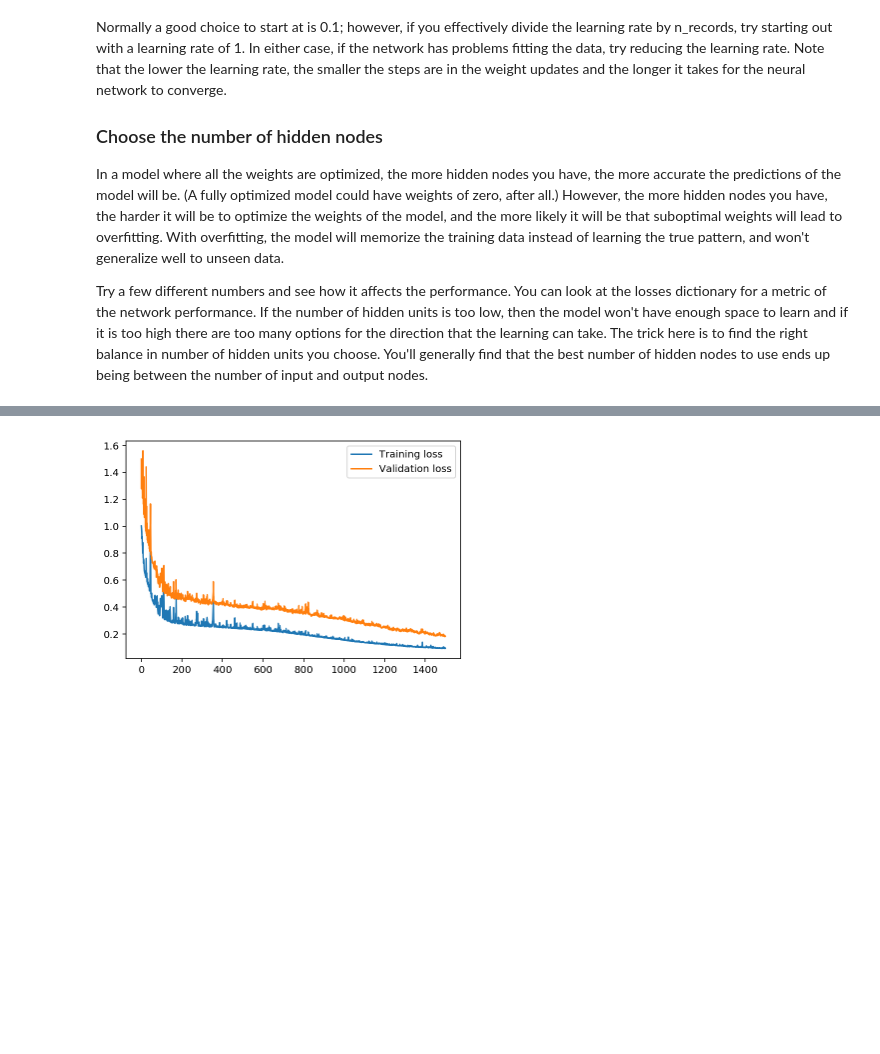
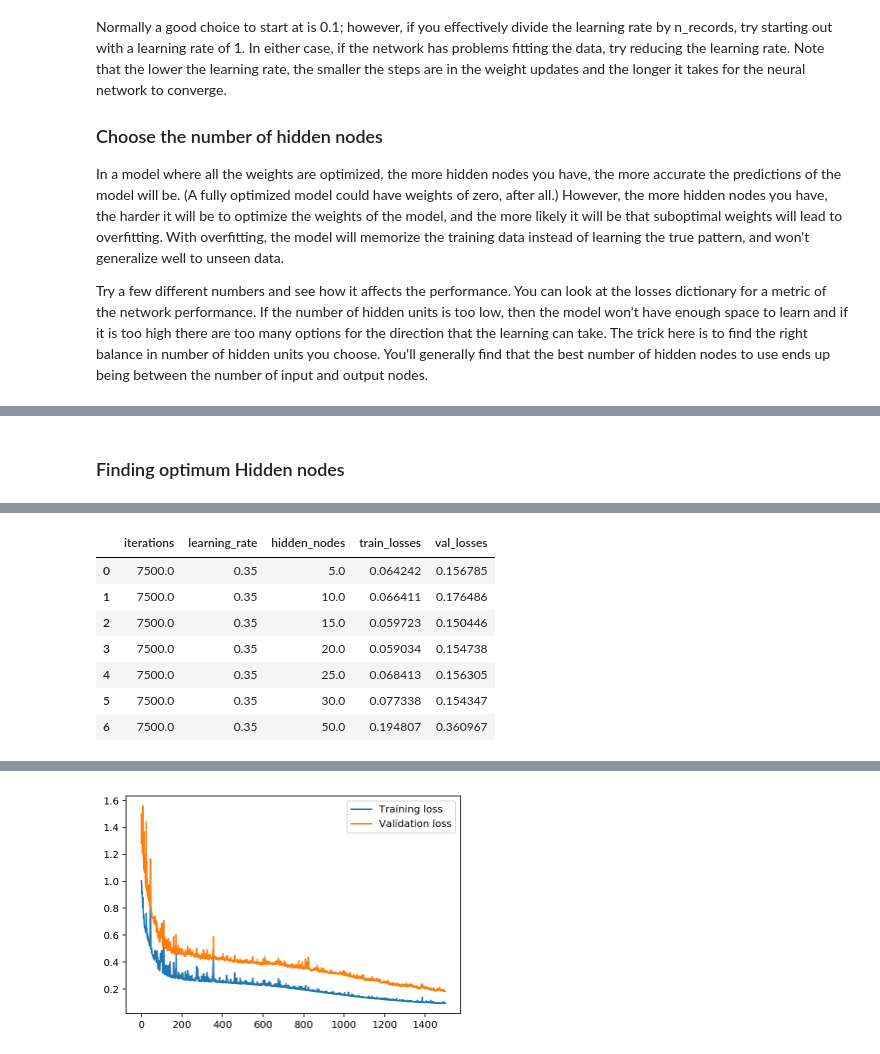
Before and after one commit to jeffrisandy/dlnd, a Jupyter notebook: Your_first_neural_network.ipynb, the cells around one changed output, grey strips where cells are left out. Cells and saved outputs as stored; diff of their text form; code cells hidden in the pictures; blank space fills up the shorter version.

```diff
--- a/Your_first_neural_network.ipynb
+++ b/Your_first_neural_network.ipynb
@@ -464,0 +470,62 @@ opt
+# %% [markdown]
+### Finding optimum Hidden nodes
+# %%
+import sys
+import pandas as pd
+
+####################
+### Set the hyperparameters in you myanswers.py file ###
+####################
+
+#from my_answers import iterations, learning_rate, hidden_nodes, output_nodes
+
+#########################################################
+# Set your hyperparameters here
+##########################################################
+
+hidden_nodes_ls = [5,10,15,20, 25, 30, 50]
+output_nodes = 1
+
+opt2 = pd.DataFrame()
+
+for i in range(len(hidden_nodes_ls)):
+
+    iterations = 7500
+    learning_rate = 0.35
+    output_nodes = 1
+    hidden_nodes = hidden_nodes_ls[i]
+    opt2.loc[i,'iterations'] = iterations
+    opt2.loc[i,'learning_rate'] = learning_rate
+    opt2.loc[i,'hidden_nodes'] = hidden_nodes
+
+    N_i = train_features.shape[1]
+    network = NeuralNetwork(N_i, hidden_nodes, output_nodes, learning_rate)
+
+    #losses = {'train':[], 'validation':[]}
+    for ii in range(iterations):
+        # Go through a random batch of 128 records from the training data set
+        batch = np.random.choice(train_features.index, size=128)
+        X, y = train_features.ix[batch].values, train_targets.ix[batch]['cnt']
+
+        network.train(X, y)
+
+        # Printing out the training progress
+        train_loss = MSE(network.run(train_features).T, train_targets['cnt'].values)
+        val_loss = MSE(network.run(val_features).T, val_targets['cnt'].values)
+        sys.stdout.write("\rParameter: " + str(i) \
+                         + " .. Iterations: " + str(iterations) \
+                         + " .. Learning Rate: " + str(learning_rate) \
+                         + " .. Hidden node: " + str(hidden_nodes) \
+                         + " .. Progress: {:2.1f}".format(100 * ii/float(iterations)) \
+                         + " .. Training loss: " + str(train_loss)[:5] \
+                         + " .. Validation loss: " + str(val_loss)[:5])
+        sys.stdout.flush()
+
+#         losses['train'].append(train_loss)
+#         losses['validation'].append(val_loss)
+
+    opt2.loc[i,'train_losses'] = train_loss
+    opt2.loc[i,'val_losses'] = val_loss
+
+opt2
+# %% [output]
@@ -464,0 +533,8 @@ opt
+|  | iterations | learning_rate | hidden_nodes | train_losses | val_losses |
+| 0 | 7500.0 | 0.35 | 5.0 | 0.064242 | 0.156785 |
+| 1 | 7500.0 | 0.35 | 10.0 | 0.066411 | 0.176486 |
+| 2 | 7500.0 | 0.35 | 15.0 | 0.059723 | 0.150446 |
+| 3 | 7500.0 | 0.35 | 20.0 | 0.059034 | 0.154738 |
+| 4 | 7500.0 | 0.35 | 25.0 | 0.068413 | 0.156305 |
+| 5 | 7500.0 | 0.35 | 30.0 | 0.077338 | 0.154347 |
+| 6 | 7500.0 | 0.35 | 50.0 | 0.194807 | 0.360967 |
```
Also changed, not shown: parts of 11 cells of this notebook.
